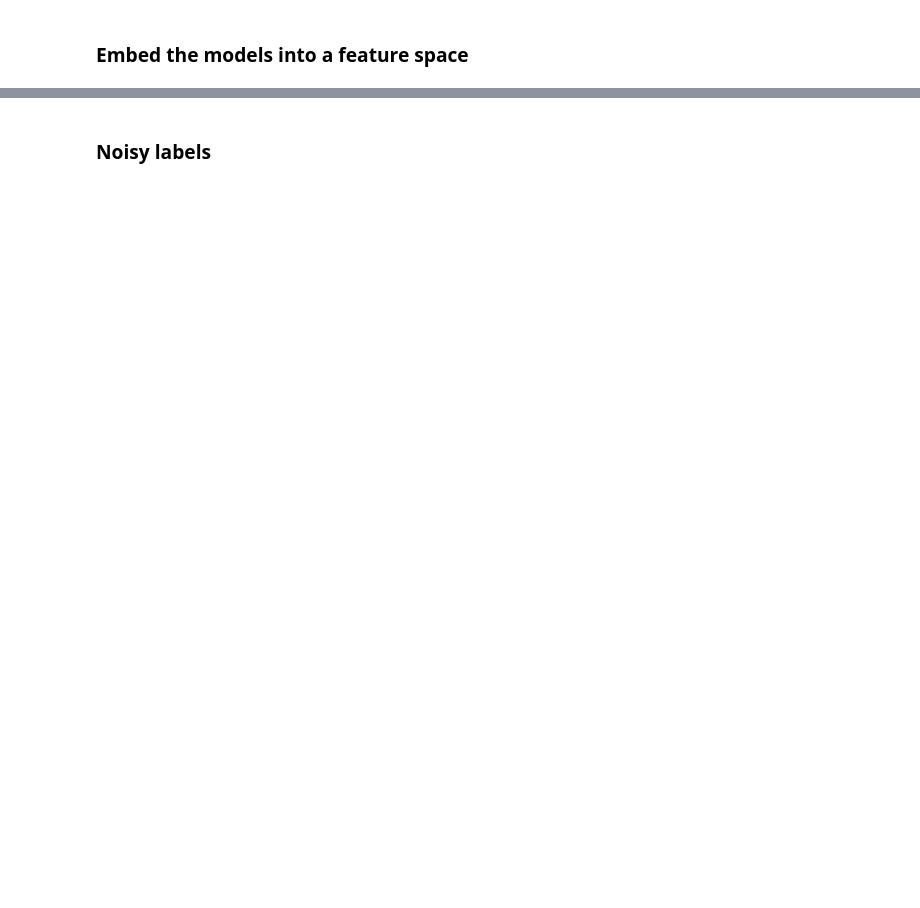
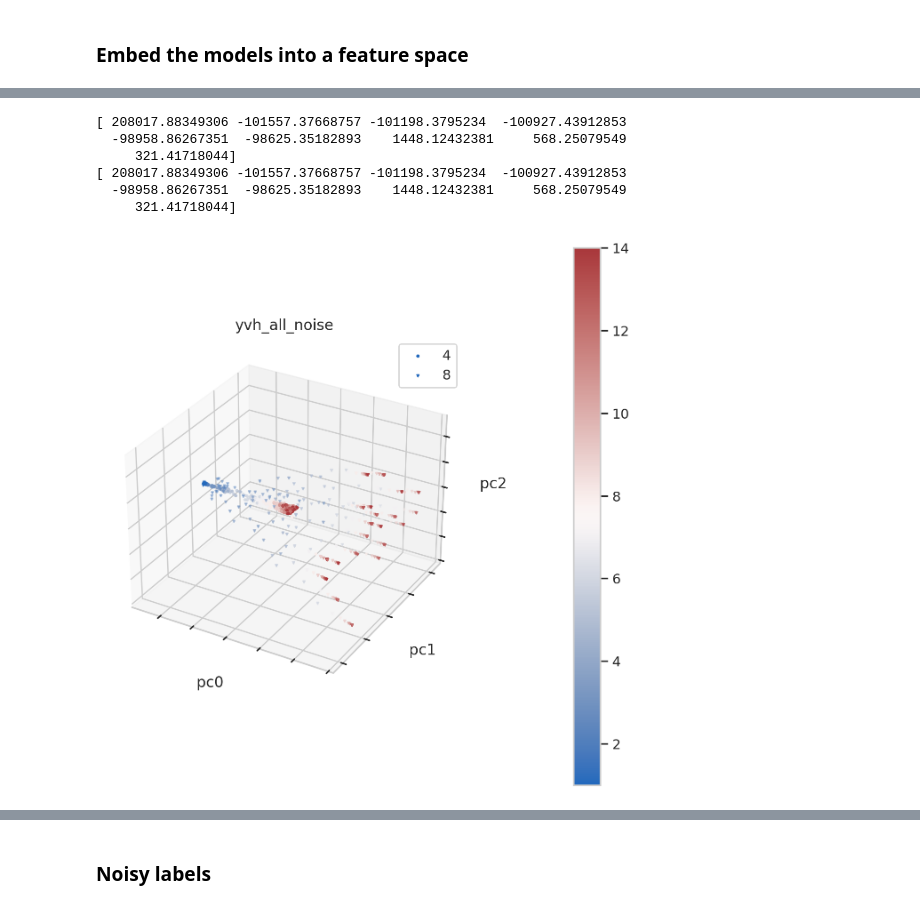
Before and after one commit to grasp-lyrl/low-dimensional-deepnets, a Jupyter notebook: inpca.ipynb, the cells around one changed output, grey strips where cells are left out. Drawn from its saved outputs; the diff is of its cells as text; code cells hidden in the pictures; blank space fills up the shorter version.

```diff
--- a/inpca.ipynb
+++ b/inpca.ipynb
@@ -116,0 +265,14 @@ dc = th.load(os.path.join(loc,'didx_%s.p'%fn)).reset_index()
+# %%
+fn = 'yvh_all_noise'
+r = th.load(os.path.join(loc,'r_%s.p'%fn))
+dc = th.load(os.path.join(loc,'didx_%s.p'%fn)).reset_index()
+
+plot_manifold(dc, r, fn=fn, d=3, key='numc', queries=[4, 8])
+# %% [output]
+[ 208017.88349306 -101557.37668757 -101198.3795234  -100927.43912853
+  -98958.86267351  -98625.35182893    1448.12432381     568.25079549
+     321.41718044]
+[ 208017.88349306 -101557.37668757 -101198.3795234  -100927.43912853
+  -98958.86267351  -98625.35182893    1448.12432381     568.25079549
+     321.41718044]
+[figure, added]
```
Also changed, not shown: parts of 27 cells of this notebook, 1 other file.
